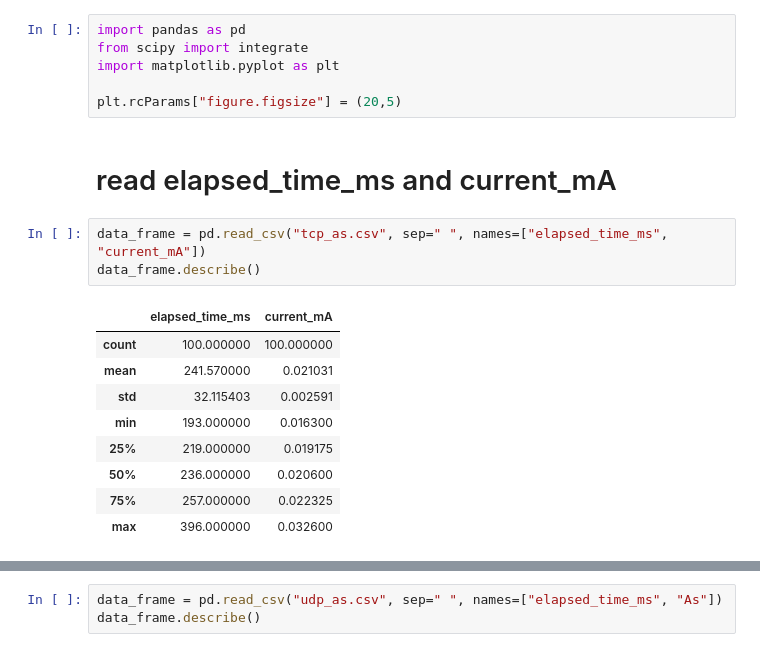
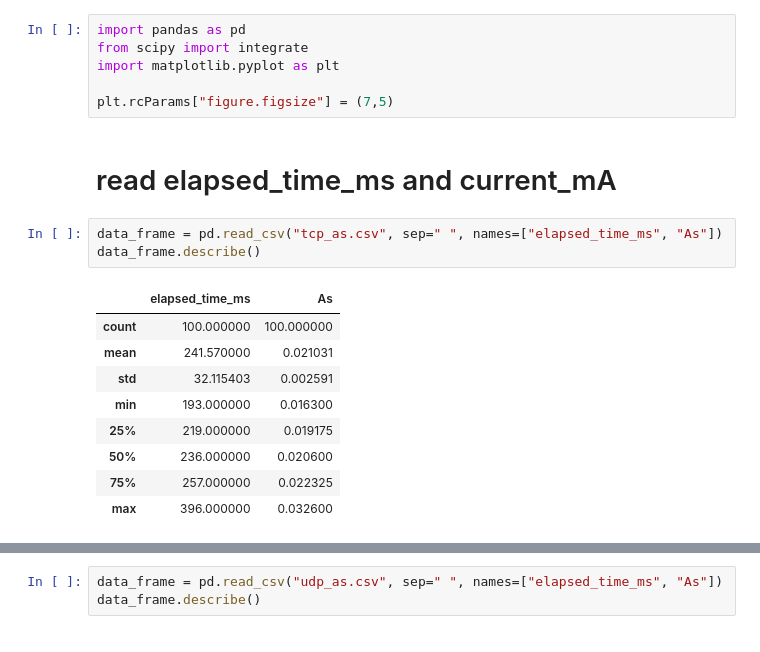
Before and after one commit to widmannthomas/dibse_integratives_gesamt_projekt, a Jupyter notebook: current_sensor/udp_tcp/udp_tcp_analysis.ipynb, the cells around one changed output, grey strips where cells are left out. Cells and saved outputs as stored; diff of their text form.

```diff
--- a/current_sensor/udp_tcp/udp_tcp_analysis.ipynb
+++ b/current_sensor/udp_tcp/udp_tcp_analysis.ipynb
@@ -3,14 +3,14 @@ import pandas as pd
 from scipy import integrate
 import matplotlib.pyplot as plt
 
-plt.rcParams["figure.figsize"] = (20,5)
+plt.rcParams["figure.figsize"] = (7,5)
 # %% [markdown]
 # read elapsed_time_ms and current_mA
 # %%
-data_frame = pd.read_csv("tcp_as.csv", sep=" ", names=["elapsed_time_ms", "current_mA"])
+data_frame = pd.read_csv("tcp_as.csv", sep=" ", names=["elapsed_time_ms", "As"])
 data_frame.describe()
 # %% [output]
-|  | elapsed_time_ms | current_mA |
+|  | elapsed_time_ms | As |
 | count | 100.000000 | 100.000000 |
 | mean | 241.570000 | 0.021031 |
 | std | 32.115403 | 0.002591 |
```
Also changed, not shown: parts of 15 cells of this notebook, 37 other files.
